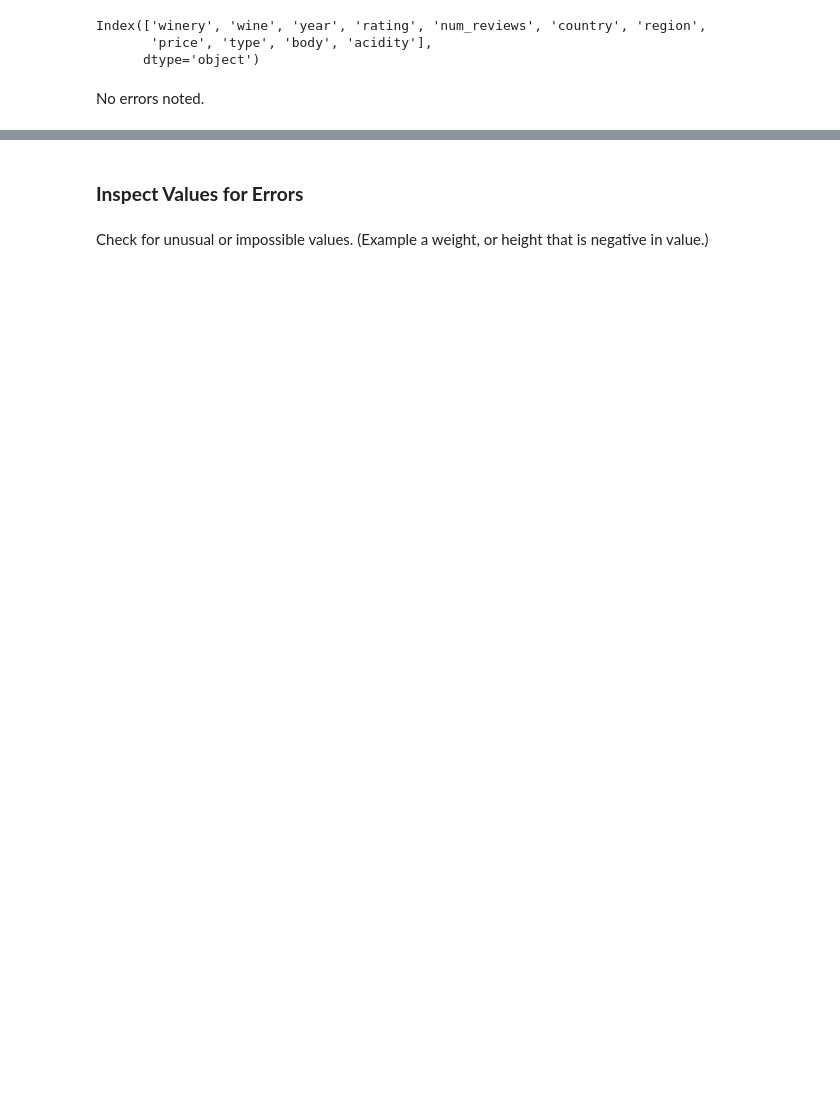
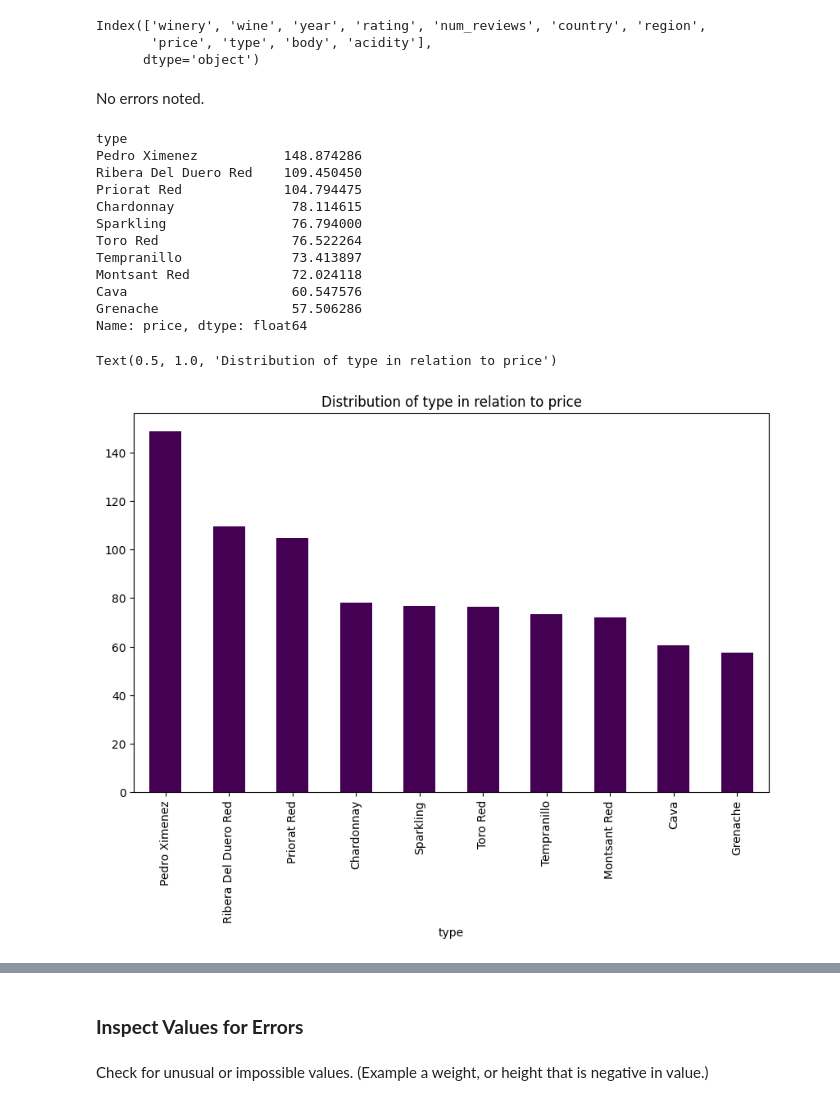
Before and after one commit to Juribe7980/Project-1, a Jupyter notebook: Project_2_part_2.ipynb, the cells around one changed output, grey strips where cells are left out. Saved outputs shown, nothing was run; the diff lists cells and outputs as text; code cells hidden in the pictures; blank space fills up the shorter version.

```diff
--- a/Project_2_part_2.ipynb
+++ b/Project_2_part_2.ipynb
@@ -159,3 +136,24 @@ Index(['winery', 'wine', 'year', 'rating', 'num_reviews', 'country', 'region',
       dtype='object')
 # %% [markdown]
 No errors noted.
+# %%
+dgf =df.groupby('type')['price'].mean().sort_values(ascending=False)[:10]
+print(dgf)
+plt.figure(figsize=(10, 6))
+dgf.plot(kind='bar', cmap='viridis')
+plt.title('Distribution of type in relation to price')
+# %% [output]
+type
+Pedro Ximenez           148.874286
+Ribera Del Duero Red    109.450450
+Priorat Red             104.794475
+Chardonnay               78.114615
+Sparkling                76.794000
+Toro Red                 76.522264
+Tempranillo              73.413897
+Montsant Red             72.024118
+Cava                     60.547576
+Grenache                 57.506286
+Name: price, dtype: float64
+Text(0.5, 1.0, 'Distribution of type in relation to price')
+[figure, added]
```
Also changed, not shown: parts of 33 cells of this notebook.
